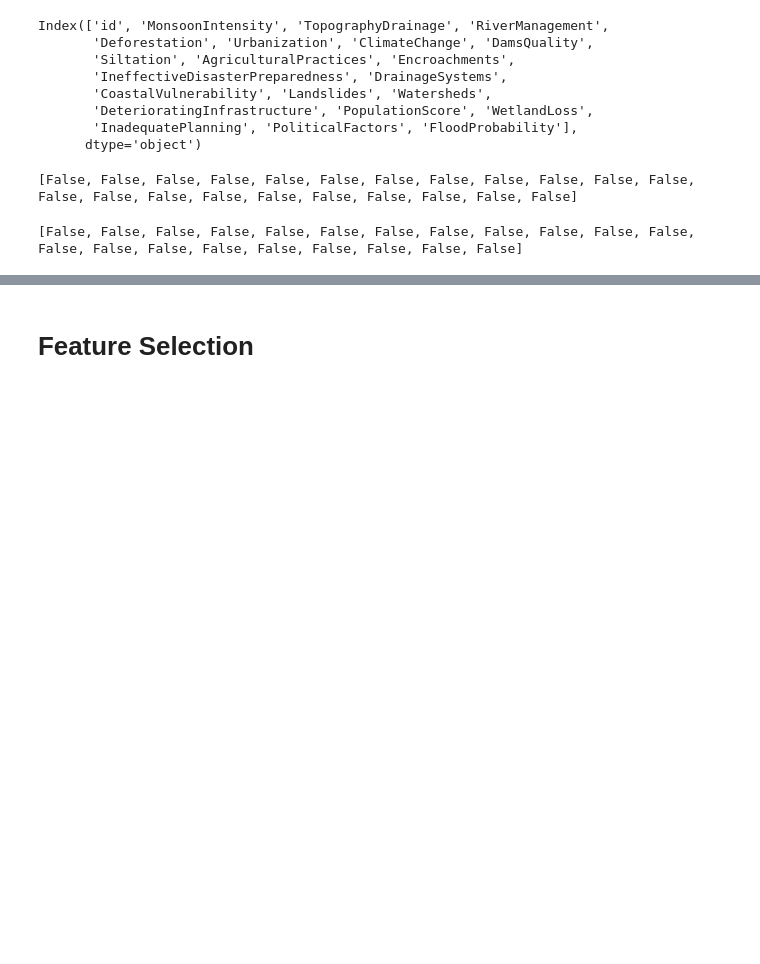
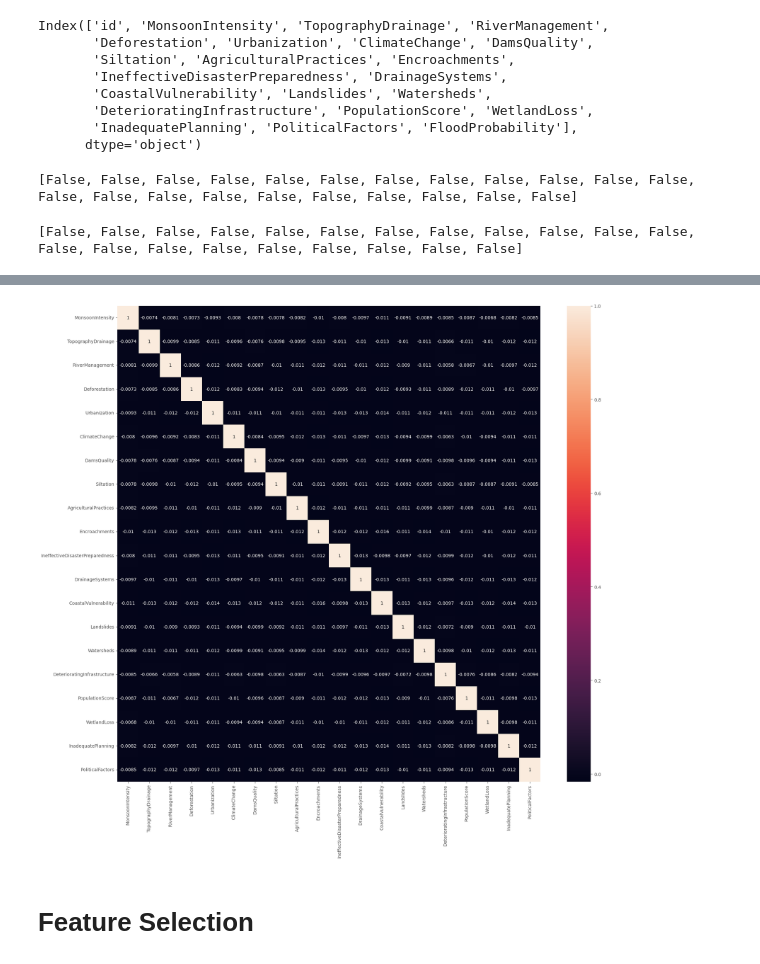
Before and after one commit to NazninNaharSr/DataScience, a Jupyter notebook: Flood_Prediction.ipynb, the cells around one changed output, grey strips where cells are left out. Drawn from its saved outputs; the diff is of its cells as text; code cells hidden in the pictures; blank space fills up the shorter version.

```diff
--- a/Flood_Prediction.ipynb
+++ b/Flood_Prediction.ipynb
@@ -130,9 +188,11 @@ for i in col:
 # %%
 #Corralation
-plt.figure(figsize=(19, 15))
+plt.figure(figsize=(21, 19))
 corr = train_data.corr()
 sns.heatmap(corr, annot=True )
 plt.show()
+# %% [output]
+[figure, added]
 # %% [markdown]
 # **Feature Selection**
 # %%
```
Also changed, not shown: parts of 17 cells of this notebook.
